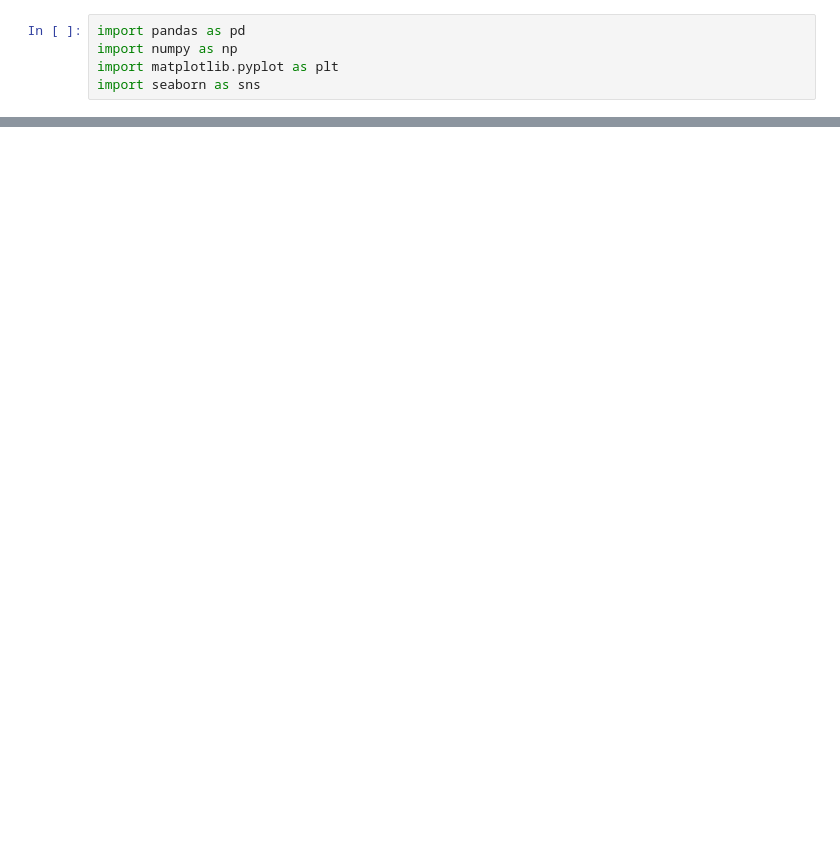
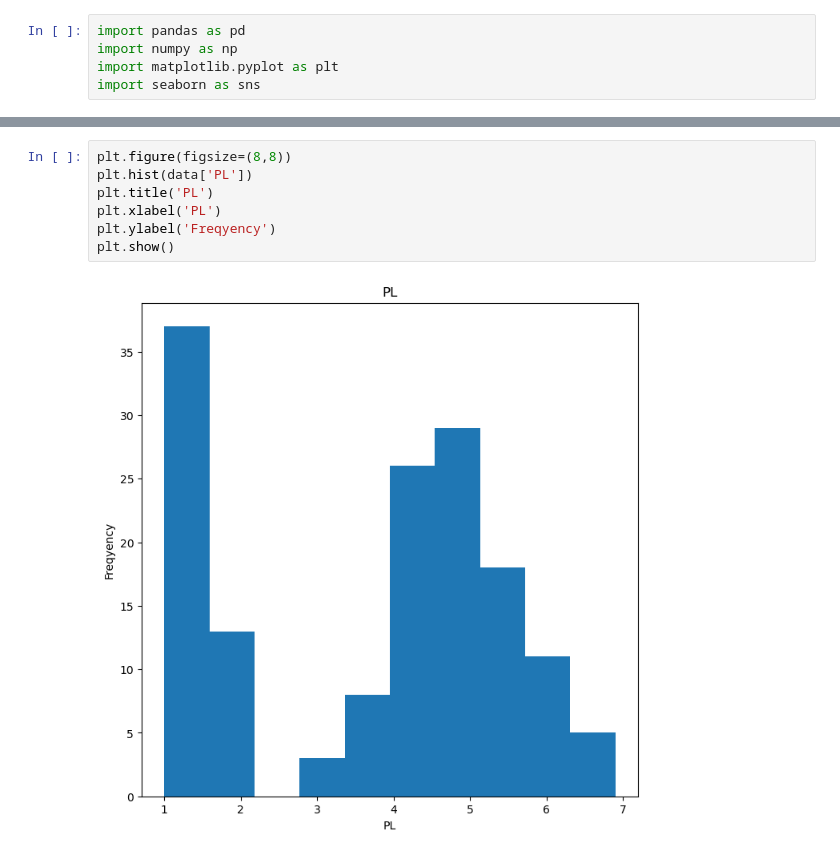
Before and after one commit to Princejose007/prince-jose, a Jupyter notebook: prince day 5.ipynb, the cells around one changed output, grey strips where cells are left out. Cells and saved outputs as stored; diff of their text form; blank space fills up the shorter version.

```diff
--- a/prince day 5.ipynb
+++ b/prince day 5.ipynb
@@ -9,0 +88,9 @@ FileNotFoundError: [Errno 2] No such file or directory: 'iris.xls'
+# %%
+plt.figure(figsize=(8,8))
+plt.hist(data['PL'])
+plt.title('PL')
+plt.xlabel('PL')
+plt.ylabel('Freqyency')
+plt.show()
+# %% [output]
+[figure, added]
```
Also changed, not shown: parts of 12 cells of this notebook.
